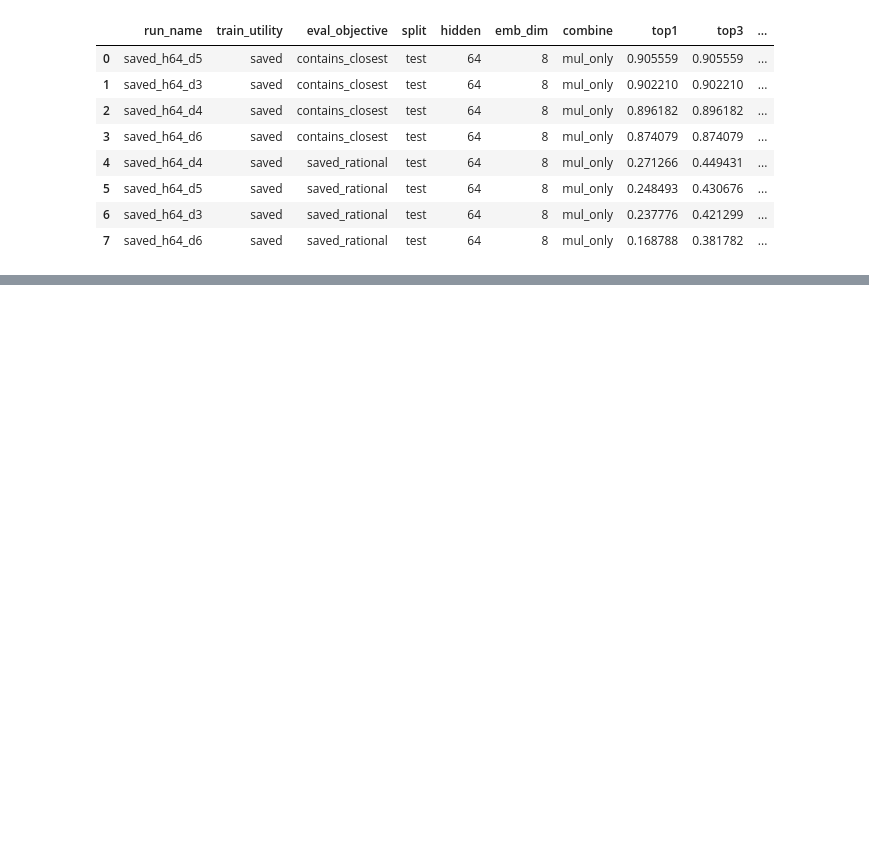
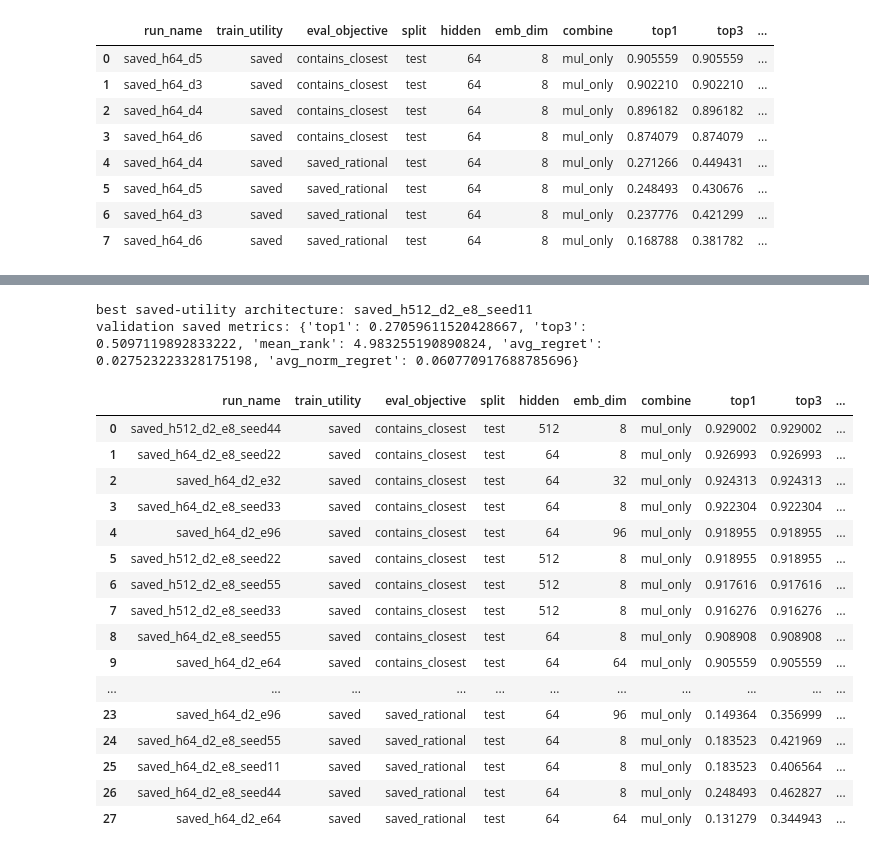
Before and after one commit to kaanbkalayci/TwoTowerSensorRec, a Jupyter notebook: notebooks/02_two_tower_model.ipynb, the cells around one changed output, grey strips where cells are left out. Drawn from its saved outputs; the diff is of its cells as text; code cells hidden in the pictures; blank space fills up the shorter version.

```diff
--- a/notebooks/02_two_tower_model.ipynb
+++ b/notebooks/02_two_tower_model.ipynb
@@ -463,32 +668,68 @@ display(embedding_sweep_test_df)
 # %%
-# Pick the best saved-utility architecture from both sweeps using validation saved utility.
+# Pick the best saved-utility architecture from whichever sweeps have been run.
 
-saved_arch_results = hidden_sweep_results + depth_sweep_results + embedding_sweep_results
+SAVED_OBJECTIVES = [
+    {"name": "saved_rational", "utility_name": "saved", "utility_kwargs": {}},
+    {"name": "contains_closest", "utility_name": "closest_binary", "utility_kwargs": {}},
+]
+
+saved_arch_results = []
+for result_var in [
+    "hidden_sweep_results",
+    "depth_sweep_results",
+    "embedding_sweep_results",
+    "seed_sweep_results",
+]:
+    saved_arch_results.extend(globals().get(result_var, []))
+
+if not saved_arch_results:
+    raise RuntimeError("Run at least one saved-utility sweep before picking a best architecture.")
+
 saved_arch_eval_df = compare_on_common_objectives(saved_arch_results, SAVED_OBJECTIVES)
 
 saved_arch_val_df = saved_arch_eval_df[
     saved_arch_eval_df["split"].eq("val")
     & saved_arch_eval_df["eval_objective"].eq("saved_rational")
 ].copy()
 
 best_arch_row = saved_arch_val_df.sort_values(
     ["avg_norm_regret", "mean_rank", "top3", "top1"],
     ascending=[True, True, False, False],
 ).iloc[0]
 best_saved_arch_name = best_arch_row["run_name"]
 best_saved_arch_result = next(
     result for result in saved_arch_results
     if result["config"].run_name == best_saved_arch_name
 )
 
 print("best saved-utility architecture:", best_saved_arch_name)
 print("validation saved metrics:", best_arch_row[["top1", "top3", "mean_rank", "avg_regret", "avg_norm_regret"]].to_dict())
 
 display(
     saved_arch_eval_df[saved_arch_eval_df["split"].eq("test")]
     .sort_values(["eval_objective", "avg_norm_regret", "mean_rank"])
     .reset_index(drop=True)
 )
+# %% [output]
+best saved-utility architecture: saved_h512_d2_e8_seed11
+validation saved metrics: {'top1': 0.27059611520428667, 'top3': 0.5097119892833222, 'mean_rank': 4.983255190890824, 'avg_regret': 0.027523223328175198, 'avg_norm_regret': 0.060770917688785696}
+|  | run_name | train_utility | eval_objective | split | hidden | emb_dim | combine | top1 | top3 | ... |
+| 0 | saved_h512_d2_e8_seed44 | saved | contains_closest | test | 512 | 8 | mul_only | 0.929002 | 0.929002 | ... |
+| 1 | saved_h64_d2_e8_seed22 | saved | contains_closest | test | 64 | 8 | mul_only | 0.926993 | 0.926993 | ... |
+| 2 | saved_h64_d2_e32 | saved | contains_closest | test | 64 | 32 | mul_only | 0.924313 | 0.924313 | ... |
+| 3 | saved_h64_d2_e8_seed33 | saved | contains_closest | test | 64 | 8 | mul_only | 0.922304 | 0.922304 | ... |
+| 4 | saved_h64_d2_e96 | saved | contains_closest | test | 64 | 96 | mul_only | 0.918955 | 0.918955 | ... |
+| 5 | saved_h512_d2_e8_seed22 | saved | contains_closest | test | 512 | 8 | mul_only | 0.918955 | 0.918955 | ... |
+| 6 | saved_h512_d2_e8_seed55 | saved | contains_closest | test | 512 | 8 | mul_only | 0.917616 | 0.917616 | ... |
+| 7 | saved_h512_d2_e8_seed33 | saved | contains_closest | test | 512 | 8 | mul_only | 0.916276 | 0.916276 | ... |
+| 8 | saved_h64_d2_e8_seed55 | saved | contains_closest | test | 64 | 8 | mul_only | 0.908908 | 0.908908 | ... |
+| 9 | saved_h64_d2_e64 | saved | contains_closest | test | 64 | 64 | mul_only | 0.905559 | 0.905559 | ... |
+| ... | ... | ... | ... | ... | ... | ... | ... | ... | ... | ... |
+| 23 | saved_h64_d2_e96 | saved | saved_rational | test | 64 | 96 | mul_only | 0.149364 | 0.356999 | ... |
+| 24 | saved_h64_d2_e8_seed55 | saved | saved_rational | test | 64 | 8 | mul_only | 0.183523 | 0.421969 | ... |
+| 25 | saved_h64_d2_e8_seed11 | saved | saved_rational | test | 64 | 8 | mul_only | 0.183523 | 0.406564 | ... |
+| 26 | saved_h64_d2_e8_seed44 | saved | saved_rational | test | 64 | 8 | mul_only | 0.248493 | 0.462827 | ... |
+| 27 | saved_h64_d2_e64 | saved | saved_rational | test | 64 | 64 | mul_only | 0.131279 | 0.344943 | ... |
 # %%
 # Save the trained towers, standardizers, and frozen embeddings for fast scoring.
 # The embeddings file includes context embeddings by time and action embeddings by example.
```
Also changed, not shown: parts of 3 cells of this notebook, 12 other files.
